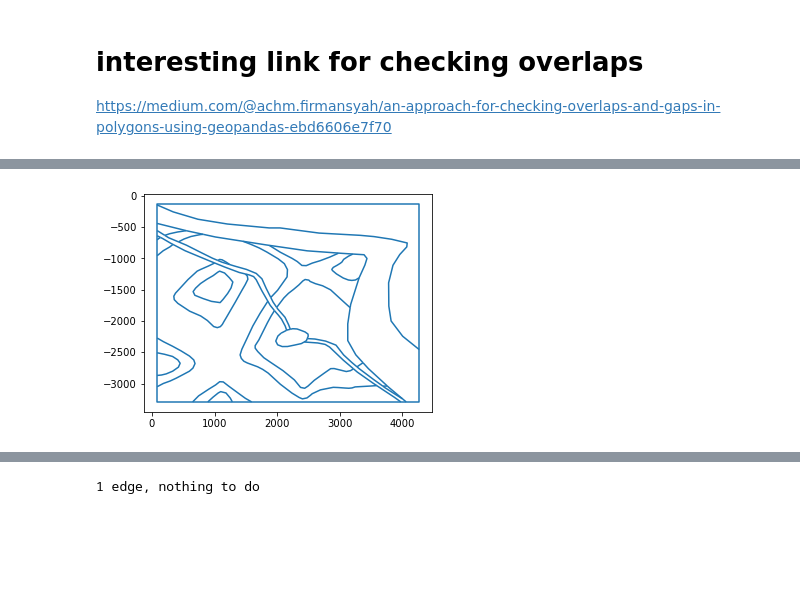
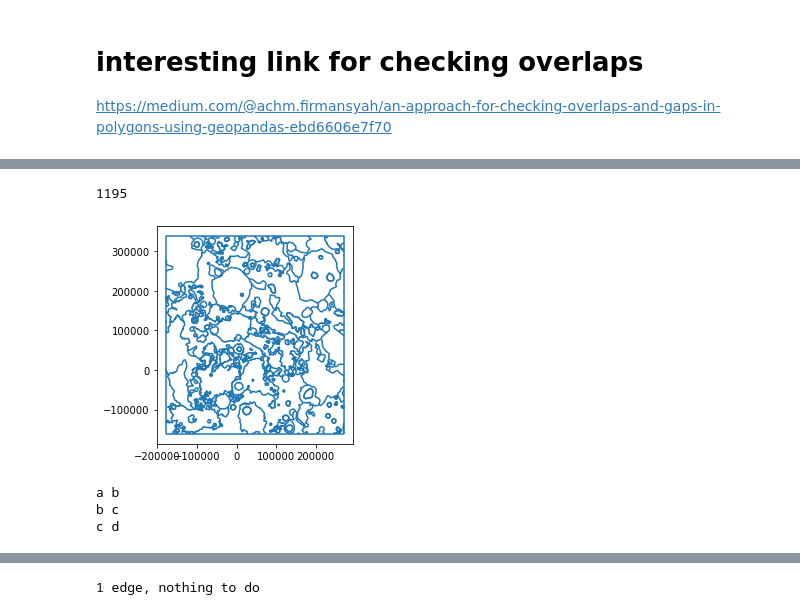
Before and after one commit to planmap-eu/mappy, a Jupyter notebook: notebooks/mappy-back2.ipynb, the cells around one changed output, grey strips where cells are left out. Saved outputs shown, nothing was run; the diff lists cells and outputs as text; code cells hidden in the pictures; blank space fills up the shorter version.

```diff
--- a/notebooks/mappy-back2.ipynb
+++ b/notebooks/mappy-back2.ipynb
@@ -22,9 +22,9 @@ infile = "output-map-data.gpkg"
 layer_name  = "polygons_labelled"
 column_name="unit_name"
 
-# infile = "/data/SciDataHub/projects/map_validation/PM-MOO-MS-SPAApollo_01.gpkg"
-# layer_name= "subregion_fixed"
-# column_name="Unit_Code"
+infile = "/data/SciDataHub/projects/map_validation/PM-MOO-MS-SPAApollo_01.gpkg"
+layer_name= "subregion_fixed"
+column_name="Unit_Code"
 # %%
 import geopandas as gpd
 # %%
@@ -59,5 +66,5 @@ mpy.check_validity_of_geometries(polygons)
 # %%
 import topojson
 
-tj = topojson.Topology(polygons, prequantize=1e4)
+tj = topojson.Topology(polygons, shared_coords=False)
 # tj = tj.toposimplify(1).topoquantize(1e6)
@@ -64,3 +91,7 @@ tj = topojson.Topology(polygons, prequantize=1e4)
+# %%
+len(tj.output["arcs"])
+# %% [output]
+1195
 # %%
 asgdf =  tj.to_gdf()
 # %%
@@ -98,8 +129,11 @@ out = extract_numpy_arcs(tj)
 # %%
 import shapely
 from shapely.geometry import asLineString
 glines = [asLineString(e) for e in out]
-geopandas.GeoDataFrame(geometry=glines).plot()
+asg = geopandas.GeoDataFrame(geometry=glines)
+asg.plot()
 show()
+
+asg.to_file("lines.gpkg", layer="lines", driver="GPKG")
 # %% [output]
-[figure, old version]
+[figure, new version]
@@ -105,0 +144,9 @@ show()
+# %%
+l = ["a", "b", "c", "d"]
+
+for a, b in zip(l[:-1], l[1:]):
+    print(a, b)
+# %% [output]
+a b
+b c
+c d
```
Also changed, not shown: parts of 27 cells of this notebook, 13 other files.
